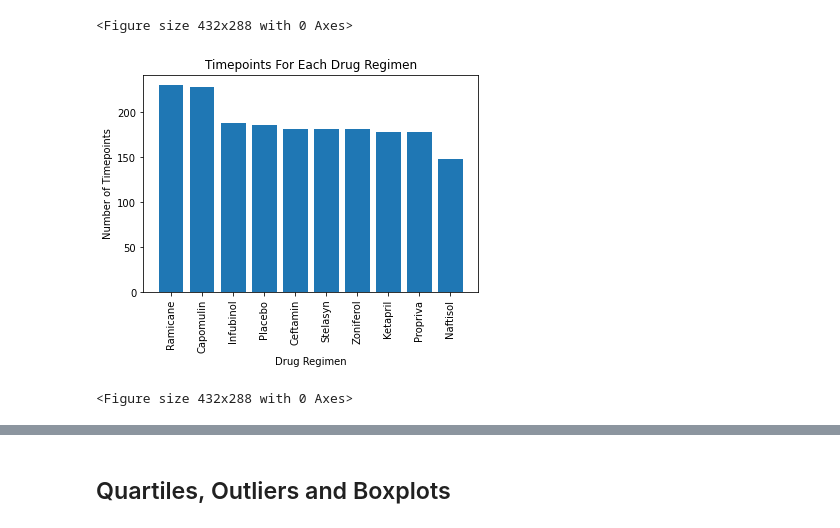
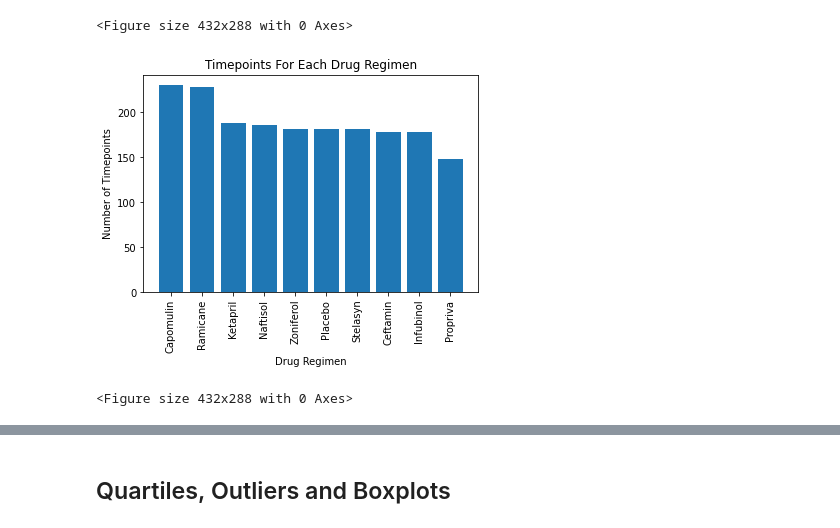
Before and after one commit to 17sarahstoffel/Capomulin-study, a Jupyter notebook: pymaceuticals_starter.ipynb, the cells around one changed output, grey strips where cells are left out. Drawn from its saved outputs; the diff is of its cells as text; code cells hidden in the pictures.

Commit message:
Complete Bar and Pie Graphs. Started boxplot.

```diff
--- a/pymaceuticals_starter.ipynb
+++ b/pymaceuticals_starter.ipynb
@@ -164,24 +152,23 @@ plt.tight_layout()
 # %%
 # Generate a bar plot showing the total number of timepoints for all mice tested for each drug regimen using pyplot.
 number_of_timepoints=mouse_data_clean.groupby(mouse_data_clean["Drug Regimen"]).count()
 number_of_timepoints=number_of_timepoints.sort_values("Timepoint", ascending = False)
 
 
-x_values= list(mouse_data_clean["Drug Regimen"].unique())
+x_values= number_of_timepoints.index
 y_values= list(number_of_timepoints["Timepoint"])
 
 x_axis= np.arange(len(x_values))
 tick_locations = [value +0.4 for value in x_axis]
 
 plt.bar(x_values, y_values, alpha=1, align="edge")
 plt.title("Timepoints For Each Drug Regimen")
 plt.xlabel("Drug Regimen")
 plt.ylabel("Number of Timepoints")
 plt.xticks(tick_locations, rotation="vertical")
 
-
 plt.show()
 plt.tight_layout()
 # %% [output]
-[figure, old version]
+[figure, new version]
 <Figure size 432x288 with 0 Axes>
```
Also changed, not shown: parts of 9 cells of this notebook.
